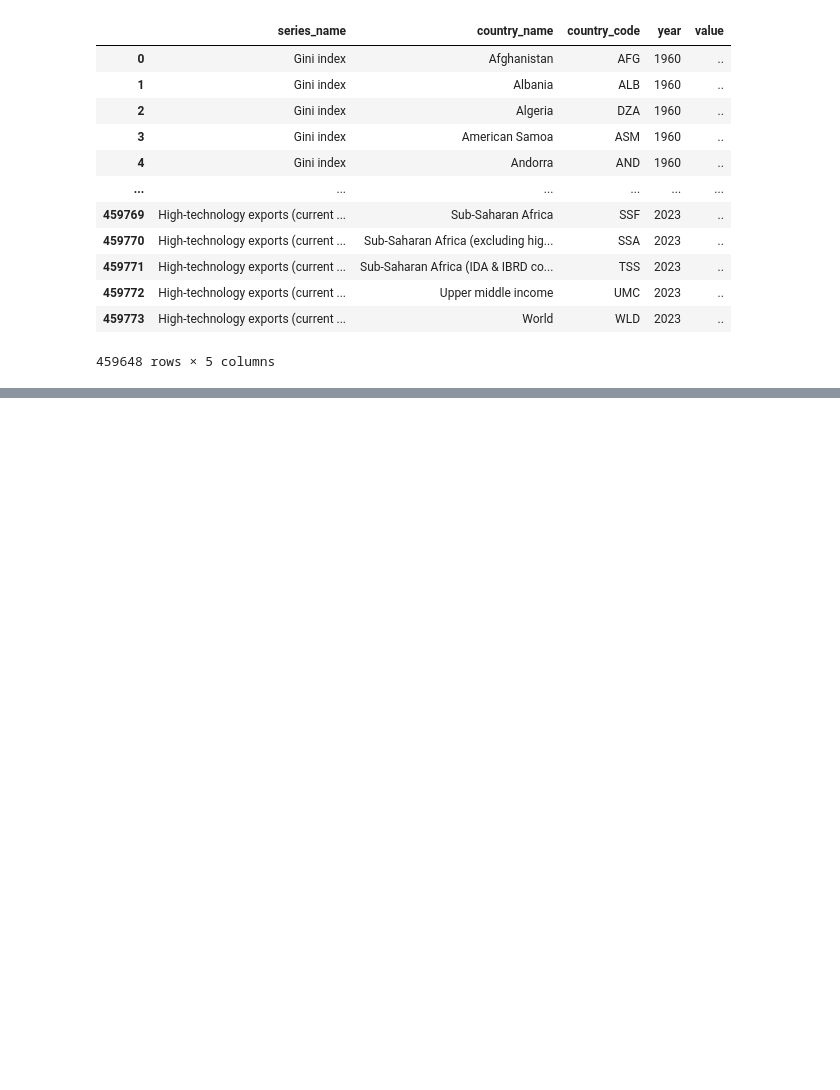
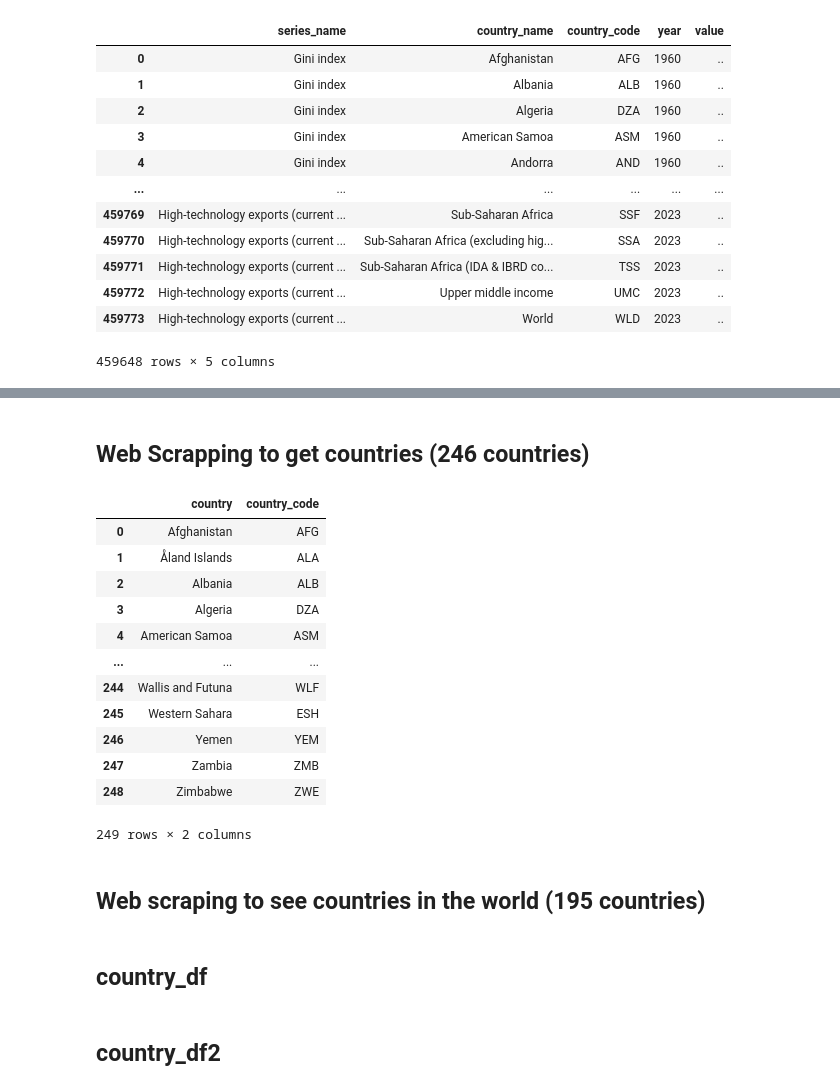
Before and after one commit to Kittisak-M/Bridging-the-Gap-Enhancing-Life-Quality-in-Thailand, a Jupyter notebook: Analysis.ipynb, the cells around one changed output, grey strips where cells are left out. Cells and saved outputs as stored; diff of their text form; code cells hidden in the pictures; blank space fills up the shorter version.

```diff
--- a/Analysis.ipynb
+++ b/Analysis.ipynb
@@ -144,0 +209,31 @@ cleansed_data
+# %% [markdown]
+## Web Scrapping to get countries (246 countries)
+# %%
+# Web Scrapping to get countries
+country_list = pd.read_html('https://www.iban.com/country-codes')
+
+country_df= country_list[0].copy()
+# %%
+country_df.columns = country_df.columns.str.lower()
+
+country_df = country_df[['country','alpha-3 code']]
+# %%
+country_df = country_df.rename(columns={'alpha-3 code':'country_code'})
+# %%
+country_df
+# %% [output]
+|  | country | country_code |
+| 0 | Afghanistan | AFG |
+| 1 | Åland Islands | ALA |
+| 2 | Albania | ALB |
+| 3 | Algeria | DZA |
+| 4 | American Samoa | ASM |
+| ... | ... | ... |
+| 244 | Wallis and Futuna | WLF |
+| 245 | Western Sahara | ESH |
+| 246 | Yemen | YEM |
+| 247 | Zambia | ZMB |
+| 248 | Zimbabwe | ZWE |
+249 rows × 2 columns
+# %% [markdown]
+## Web scraping to see countries in the world (195 countries)
@@ -144,0 +246,2 @@ cleansed_data
+# %% [markdown]
+## country_df
@@ -144,0 +254,2 @@ cleansed_data
+# %% [markdown]
+## country_df2
```
Also changed, not shown: parts of 23 cells of this notebook, 2 other files.
